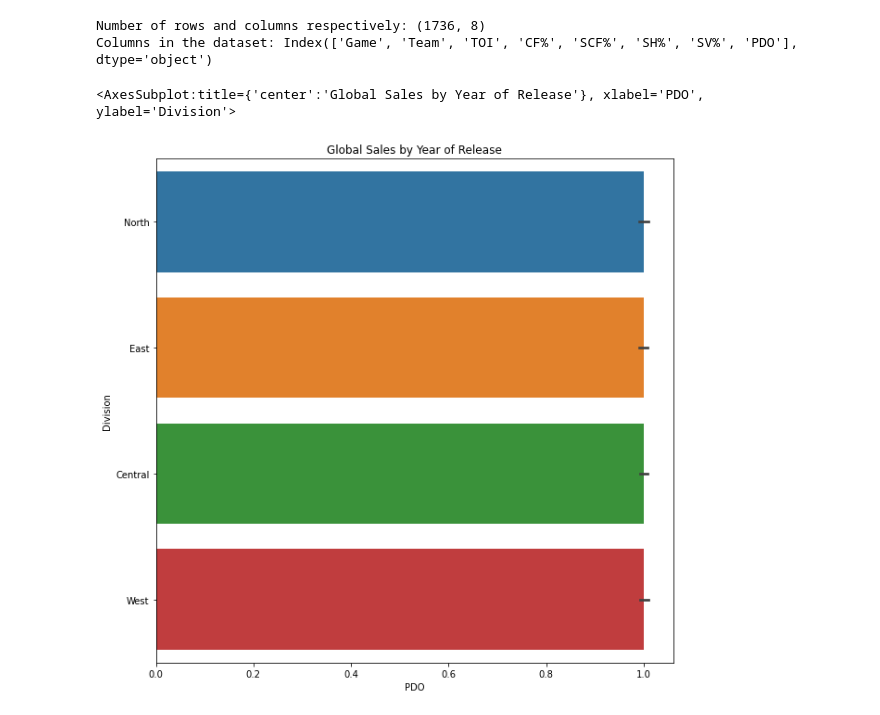
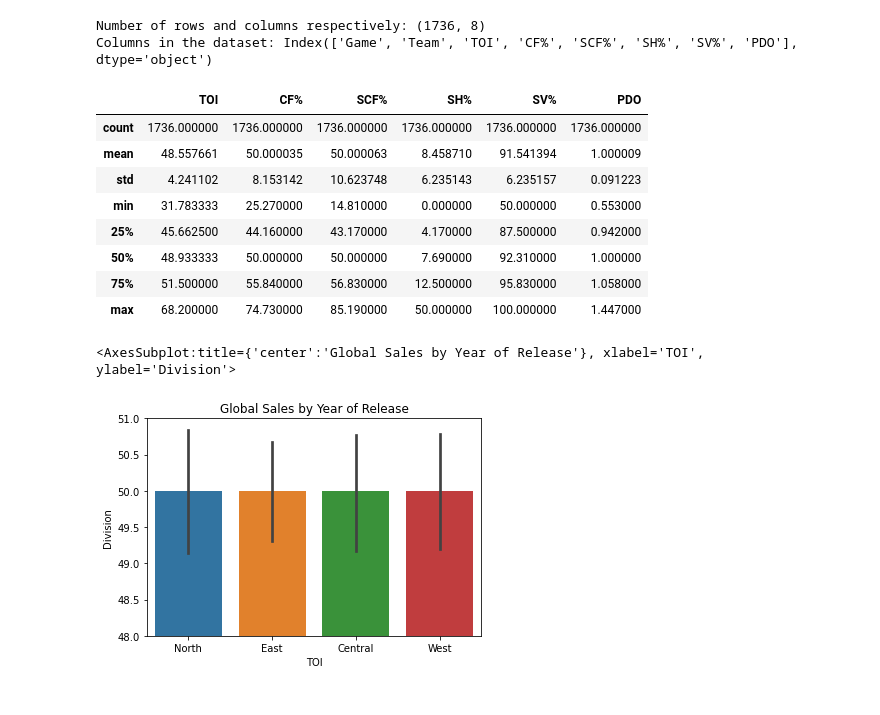
Before and after one commit to data301-2021-winter1/project-group23-project, a Jupyter notebook: notebooks/analysis2.ipynb, the cells around one changed output. Saved outputs shown, nothing was run; the diff lists cells and outputs as text; code cells hidden in the pictures.

Commit message:
Worked on Task 4 plots

```diff
--- a/notebooks/analysis2.ipynb
+++ b/notebooks/analysis2.ipynb
@@ -385,16 +372,28 @@ print("Columns in the dataset:", dfp.columns)
 # %% [output]
 Number of rows and columns respectively: (1736, 8)
 Columns in the dataset: Index(['Game', 'Team', 'TOI', 'CF%', 'SCF%', 'SH%', 'SV%', 'PDO'], dtype='object')
+# %%
+kp.all_divisions_describe(dfp).describe()
+# %% [output]
+|  | TOI | CF% | SCF% | SH% | SV% | PDO |
+| count | 1736.000000 | 1736.000000 | 1736.000000 | 1736.000000 | 1736.000000 | 1736.000000 |
+| mean | 48.557661 | 50.000035 | 50.000063 | 8.458710 | 91.541394 | 1.000009 |
+| std | 4.241102 | 8.153142 | 10.623748 | 6.235143 | 6.235157 | 0.091223 |
+| min | 31.783333 | 25.270000 | 14.810000 | 0.000000 | 50.000000 | 0.553000 |
+| 25% | 45.662500 | 44.160000 | 43.170000 | 4.170000 | 87.500000 | 0.942000 |
+| 50% | 48.933333 | 50.000000 | 50.000000 | 7.690000 | 92.310000 | 1.000000 |
+| 75% | 51.500000 | 55.840000 | 56.830000 | 12.500000 | 95.830000 | 1.058000 |
+| max | 68.200000 | 74.730000 | 85.190000 | 50.000000 | 100.000000 | 1.447000 |
 # %%
 df1 = kp.all_divisions_describe(dfp)
 a4_dims = (10, 10)
-fig, ax = plt.subplots(figsize=a4_dims)
-ax = sns.barplot(x="PDO", y="Division", data=df1)
+ax = sns.barplot(x="Division", y="CF%", data=df1)
 ax.set_title("Global Sales by Year of Release")
-ax.set_xlabel("PDO")
+ax.set_xlabel("TOI")
 ax.set_ylabel("Division")
+ax.set(ylim=(48, 51))
 ax
 # %% [output]
-<AxesSubplot:title={'center':'Global Sales by Year of Release'}, xlabel='PDO', ylabel='Division'>
+<AxesSubplot:title={'center':'Global Sales by Year of Release'}, xlabel='TOI', ylabel='Division'>
-[figure, old version]
+[figure, new version]
 # %%
```
Also changed, not shown: parts of 8 cells of this notebook.
